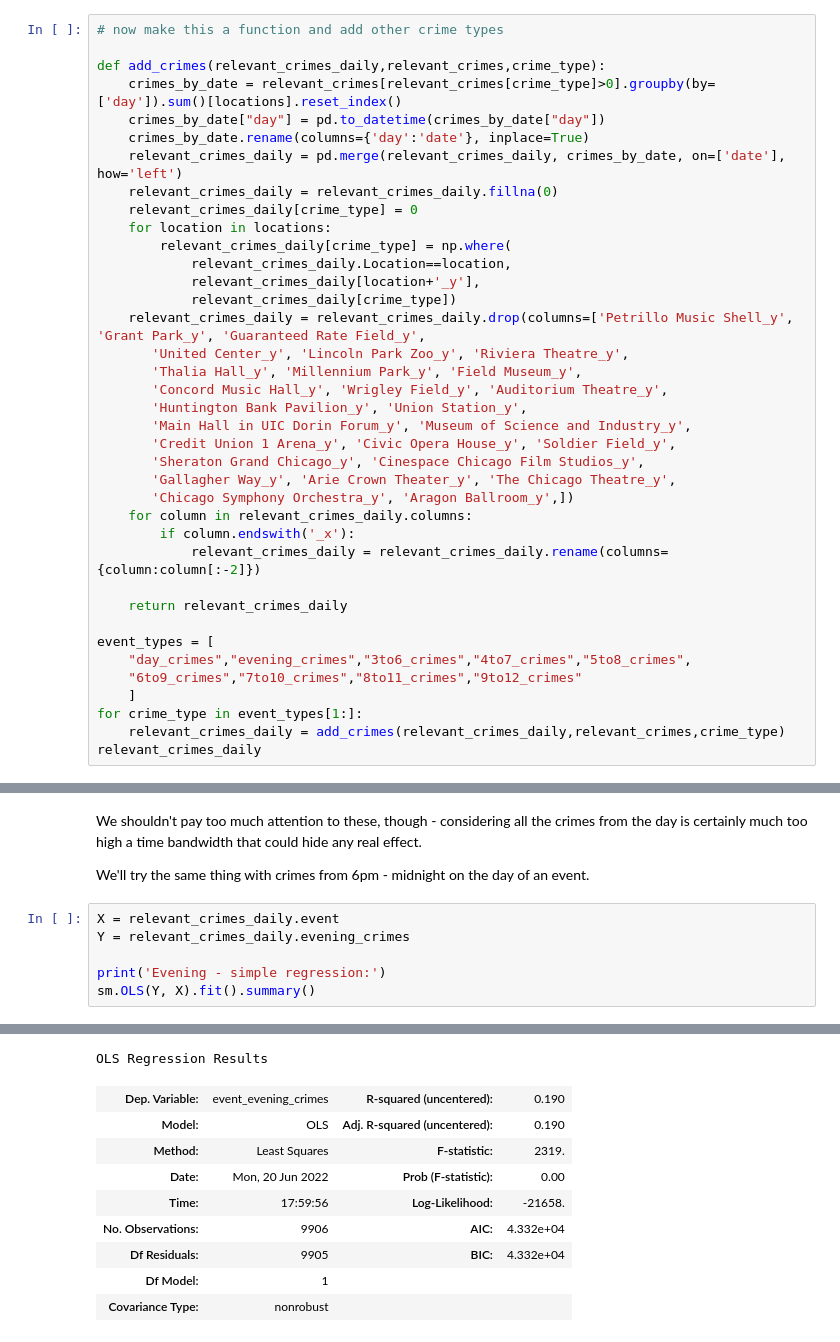
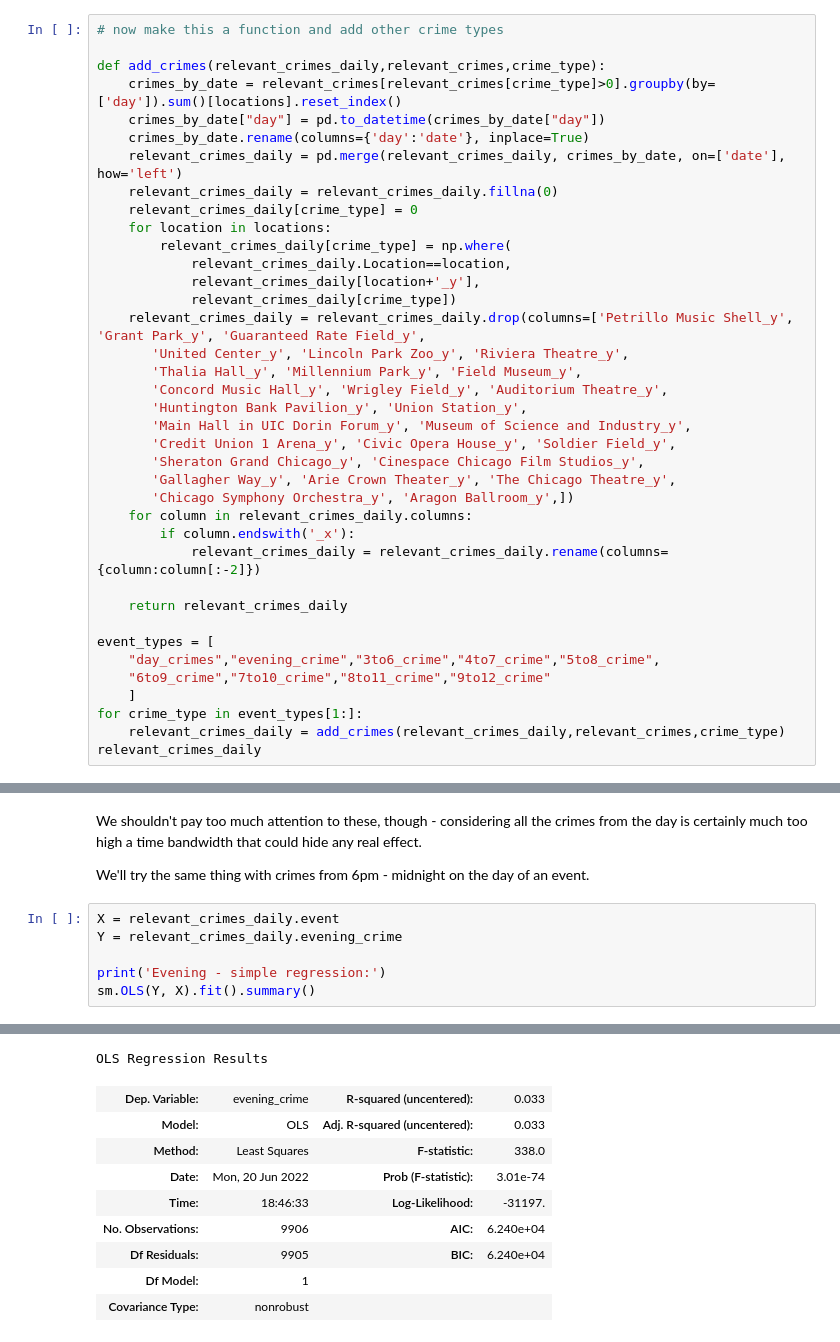
Before and after one commit to anishkanabar/lang-of-pol, a Jupyter notebook: notebooks/event-dataset/events_initial_analysis.ipynb, the cells around one changed output, grey strips where cells are left out. Saved outputs shown, nothing was run; the diff lists cells and outputs as text.

```diff
--- a/notebooks/event-dataset/events_initial_analysis.ipynb
+++ b/notebooks/event-dataset/events_initial_analysis.ipynb
@@ -376,8 +376,8 @@ def add_crimes(relevant_crimes_daily,relevant_crimes,crime_type):
     return relevant_crimes_daily
 
 event_types = [
-    "day_crimes","evening_crimes","3to6_crimes","4to7_crimes","5to8_crimes",
-    "6to9_crimes","7to10_crimes","8to11_crimes","9to12_crimes"
+    "day_crimes","evening_crime","3to6_crime","4to7_crime","5to8_crime",
+    "6to9_crime","7to10_crime","8to11_crime","9to12_crime"
     ]
 for crime_type in event_types[1:]:
     relevant_crimes_daily = add_crimes(relevant_crimes_daily,relevant_crimes,crime_type)
@@ -538,20 +550,20 @@ We shouldn't pay too much attention to these, though - considering all the crime
 We'll try the same thing with crimes from 6pm - midnight on the day of an event.
 # %%
 X = relevant_crimes_daily.event
-Y = relevant_crimes_daily.evening_crimes
+Y = relevant_crimes_daily.evening_crime
 
 print('Evening - simple regression:')
 sm.OLS(Y, X).fit().summary()
 # %% [output]
 Evening - simple regression:
 OLS Regression Results
-| Dep. Variable: | event_evening_crimes | R-squared (uncentered): | 0.190 |
-| Model: | OLS | Adj. R-squared (uncentered): | 0.190 |
-| Method: | Least Squares | F-statistic: | 2319. |
-| Date: | Mon, 20 Jun 2022 | Prob (F-statistic): | 0.00 |
-| Time: | 17:59:56 | Log-Likelihood: | -21658. |
-| No. Observations: | 9906 | AIC: | 4.332e+04 |
-| Df Residuals: | 9905 | BIC: | 4.332e+04 |
+| Dep. Variable: | evening_crime | R-squared (uncentered): | 0.033 |
+| Model: | OLS | Adj. R-squared (uncentered): | 0.033 |
+| Method: | Least Squares | F-statistic: | 338.0 |
+| Date: | Mon, 20 Jun 2022 | Prob (F-statistic): | 3.01e-74 |
+| Time: | 18:46:33 | Log-Likelihood: | -31197. |
+| No. Observations: | 9906 | AIC: | 6.240e+04 |
+| Df Residuals: | 9905 | BIC: | 6.240e+04 |
 | Df Model: | 1 |  |  |
 | Covariance Type: | nonrobust |  |  |
 |  | coef | std err | t | P>|t| | [0.025 | 0.975] |
```
Also changed, not shown: parts of 15 cells of this notebook, 1 other file.
